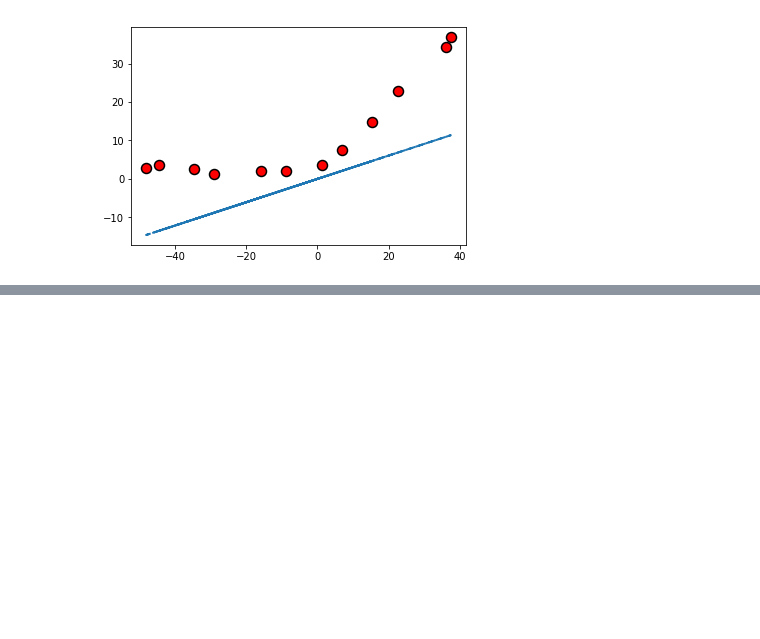
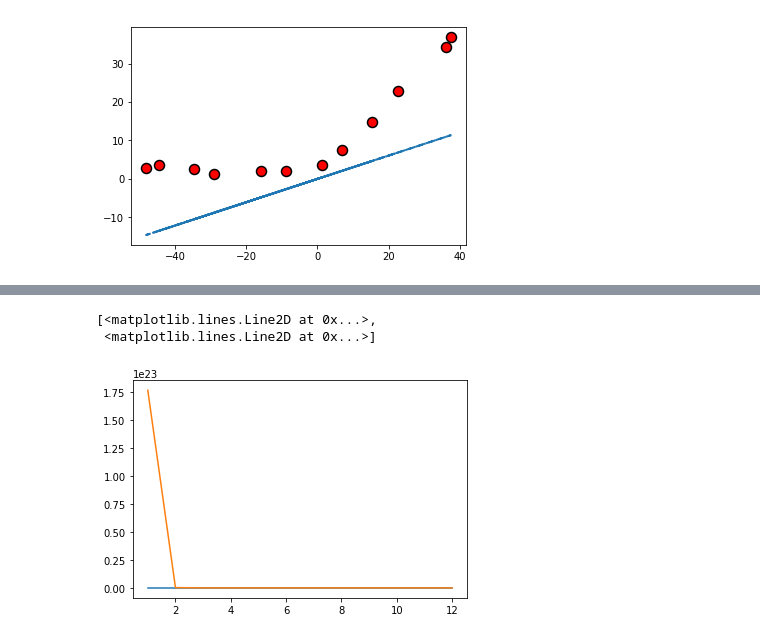
Before and after one commit to JeonJunHyuk/MachineLearningExercise, a Jupyter notebook: ex5.ipynb, the cells around one changed output, grey strips where cells are left out. Drawn from its saved outputs; the diff is of its cells as text; code cells hidden in the pictures; blank space fills up the shorter version.

```diff
--- a/ex5.ipynb
+++ b/ex5.ipynb
@@ -112,5 +98,2 @@ def polyFeatures(X,p):
 
     return X_poly
-# %%
-def featureNormalize(X):
-    return (X-np.mean(X))/
@@ -138,0 +141,9 @@ array([[-1.59367581e+01,  2.53980260e+02],
+# %%
+pyplot.figure()
+error_train, error_val = LearinngCurve(X_poly, y, X_poly_val,yval,lambda_)
+pyplot.plot(np.arange(1,1+m),error_train, np.arange(1,1+m), error_val)
+pyplot.axis([0,13,0,100])
+# %% [output]
+[<matplotlib.lines.Line2D at 0x...>,
+ <matplotlib.lines.Line2D at 0x...>]
+[figure, added]
```
Also changed, not shown: parts of 18 cells of this notebook.
